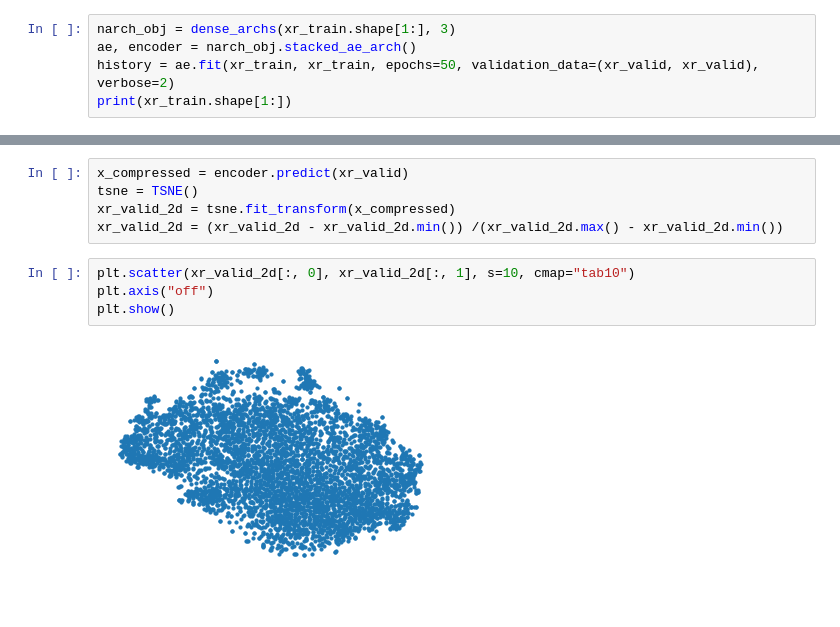
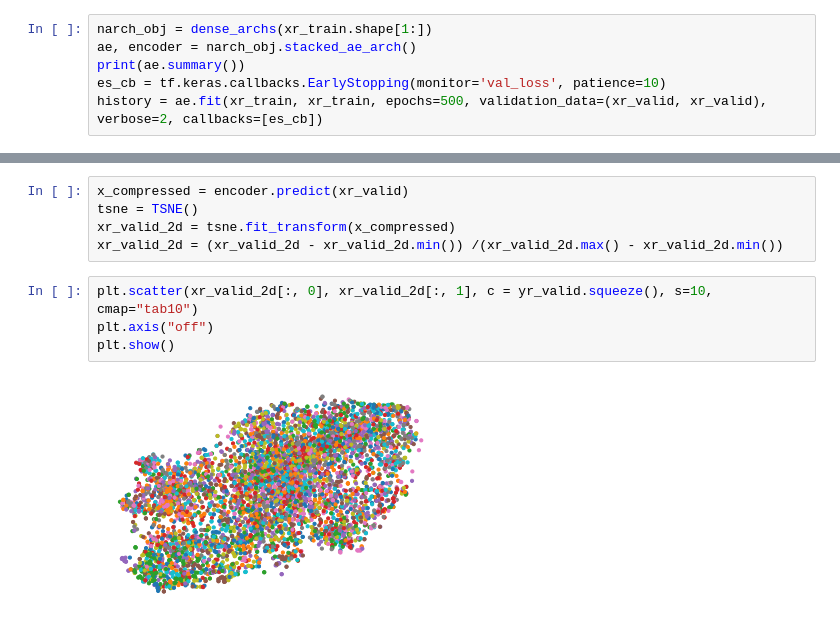
Before and after one commit to VeeranjaneyuluToka/tensorflow, a Jupyter notebook: autoencoder/notebooks/dense_autoencoders_exp.ipynb, the cells around one changed output, grey strips where cells are left out. Saved outputs shown, nothing was run; the diff lists cells and outputs as text.

Commit message:
dense autoencoder modifications

```diff
--- a/autoencoder/notebooks/dense_autoencoders_exp.ipynb
+++ b/autoencoder/notebooks/dense_autoencoders_exp.ipynb
@@ -157,8 +215,9 @@ print(x_train_full.shape, xr_train.shape, yr_train.shape)
 # %%
-narch_obj = dense_archs(xr_train.shape[1:], 3)
+narch_obj = dense_archs(xr_train.shape[1:])
 ae, encoder = narch_obj.stacked_ae_arch()
-history = ae.fit(xr_train, xr_train, epochs=50, validation_data=(xr_valid, xr_valid), verbose=2)
-print(xr_train.shape[1:])
+print(ae.summary())
+es_cb = tf.keras.callbacks.EarlyStopping(monitor='val_loss', patience=10)
+history = ae.fit(xr_train, xr_train, epochs=500, validation_data=(xr_valid, xr_valid), verbose=2, callbacks=[es_cb])
 # %% [output]
 WARNING:tensorflow:From /home/vuu/anaconda3/envs/tfpy3_exp/lib/python3.7/site-packages/tensorflow/python/keras/backend.py:4075: add_dispatch_support.<locals>.wrapper (from tensorflow.python.ops.array_ ...
 Instructions for updating:
@@ -217,8 +271,8 @@ tsne = TSNE()
 xr_valid_2d = tsne.fit_transform(x_compressed)
 xr_valid_2d = (xr_valid_2d - xr_valid_2d.min()) /(xr_valid_2d.max() - xr_valid_2d.min())
 # %%
-plt.scatter(xr_valid_2d[:, 0], xr_valid_2d[:, 1], s=10, cmap="tab10")
+plt.scatter(xr_valid_2d[:, 0], xr_valid_2d[:, 1], c = yr_valid.squeeze(), s=10, cmap="tab10")
 plt.axis("off")
 plt.show()
 # %% [output]
-[figure, old version]
+[figure, new version]
```
Also changed, not shown: parts of 26 cells of this notebook.
